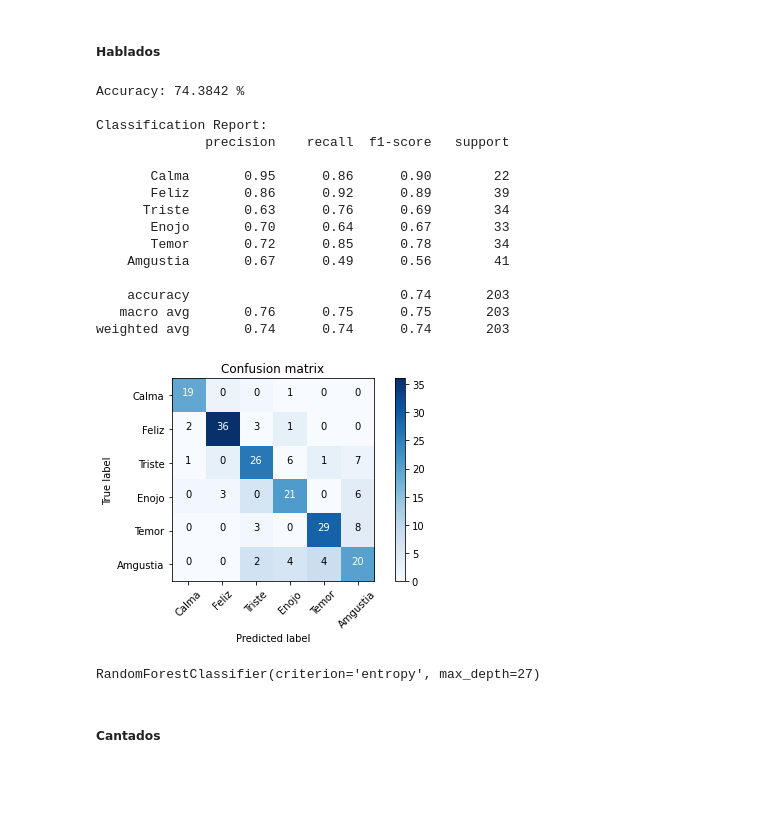
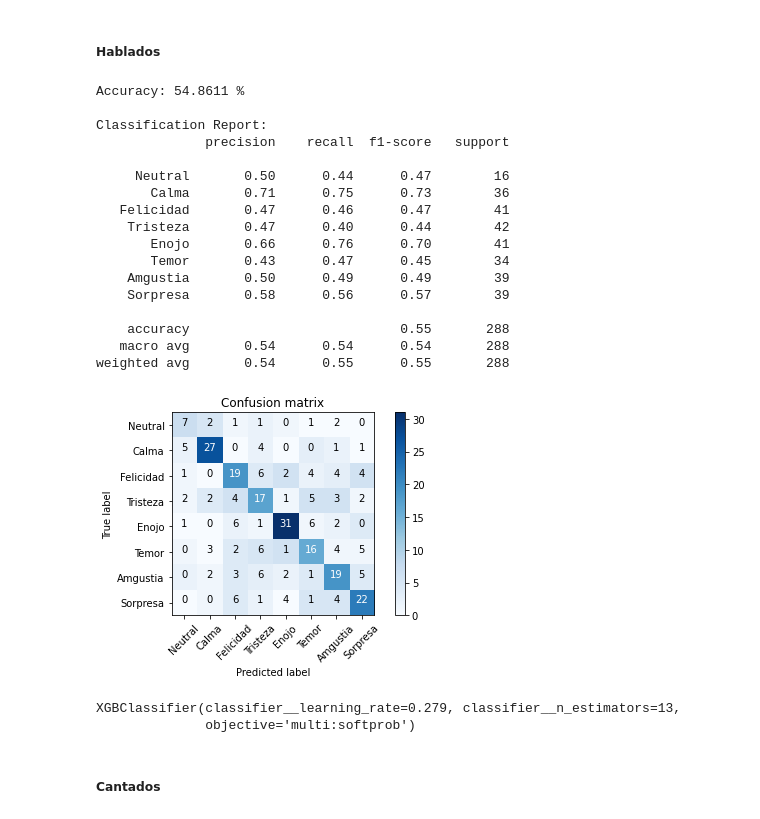
Before and after one commit to magistery-tps/aa-tp2, a Jupyter notebook: notebooks/resolucion-tp-2.ipynb, the cells around one changed output. Cells and saved outputs as stored; diff of their text form; code cells hidden in the pictures; blank space fills up the shorter version.

```diff
--- a/notebooks/resolucion-tp-2.ipynb
+++ b/notebooks/resolucion-tp-2.ipynb
@@ -128,8 +115,6 @@ Name: emotional_intensity, dtype: int64
 # %%
 def features_target(df):
-    df = df[example_columns]
-    df['vocal_channel']       = pd.get_dummies(df['vocal_channel'])
-    df['emotional_intensity'] = pd.get_dummies(df['emotional_intensity'])
-    return exclude_columns(df, [target_column]),  df[[target_column]]
+    filtered = df[example_columns]
+    return exclude_columns(filtered, [target_column]),  filtered[[target_column]]
 # %%
 features, target = features_target(dataset)
@@ -342,10 +313,10 @@ Decidimos probar las alternativas de split fiteando dos modelos iguales, pero co
 
 Decidimos probar las alternativas de split fiteando dos modelos iguales, pero con splits randoms vs manuales, a fines de poder hacer predicciones sobre un held-out con actores no vistos en entrenamiento y ahi poder tener una metrica de comparacion mas realista
 # %%
-X_dev  = exclude_columns(features[features.actor.isin([23,20])], special_columns)
-X_test = exclude_columns(features[~features.actor.isin([23,20])], special_columns)
-y_dev  = target[features.actor.isin([23,20])]
-y_test = target[~features.actor.isin([23,20])]
+X_dev_2  = exclude_columns(features[features.actor.isin([23,20])], special_columns)
+X_test_2 = exclude_columns(features[~features.actor.isin([23,20])], special_columns)
+y_dev_2  = target[features.actor.isin([23,20])]
+y_test_2 = target[~features.actor.isin([23,20])]
 # %% [markdown]
 Random train-val split:
 # %%
@@ -401,7 +372,16 @@ Comparar el desempeño de Random Forests, AdaBoost, Grading Boosting y XGboost p
 X_test_without_special_columns = exclude_columns(X_test, special_columns)
 X_Dev_without_special_columns  = exclude_columns(X_dev, special_columns)
 
-emotions = [ 'Neutral', 'Calma', 'Feliz', 'Triste', 'Enojo', 'Temor', 'Amgustia', 'Sorpresa']
+emotions = {
+    1: 'Neutral',
+    2: 'Calma',
+    3: 'Felicidad',
+    4: 'Tristeza',
+    5: 'Enojo',
+    6: 'Temor',
+    7: 'Amgustia',
+    8: 'Sorpresa'
+}
 
 models = []
 # %% [markdown]
@@ -683,11 +666,8 @@ woman_actors = [x for x in features['actor'].unique() if x % 2 != 0]
 # %%
 def filter_set(X, y, column, values): return X[X[column].isin(values)], y[X[column].isin(values)]
 
-speechs_features, speechs_y_true = filter_set(X_test_without_special_columns, y_test, 'vocal_channel', [0])
-songs_features,   songs_y_true   = filter_set(X_test_without_special_columns, y_test, 'vocal_channel', [1])
+speechs_features, speechs_y_true = filter_set(X_test, y_test, 'vocal_channel', [1])
+songs_features,   songs_y_true   = filter_set(X_test, y_test, 'vocal_channel', [2])
 
-man_features,     man_y_true     = filter_set(X_test, y_test, 'actor', man_actors)
-woman_features,   woman_y_true   = filter_set(X_test, y_test, 'actor', woman_actors)
-
-man_features   = exclude_columns(man_features,   special_columns)
-woman_features = exclude_columns(woman_features, special_columns)
+speechs_features = exclude_columns(speechs_features,   special_columns)
+songs_features   = exclude_columns(songs_features, special_columns)
@@ -696,27 +682,28 @@ woman_features = exclude_columns(woman_features, special_columns)
 # %% [markdown]
 ##### Hablados
 # %%
-indexes = speechs_y_true['emotion'].unique()
-
-show_summary(best_model, speechs_features, speechs_y_true, filter_by_index(emotions, indexes))
+show_summary(best_model, speechs_features, speechs_y_true, emotions)
 # %% [output]
-Accuracy: 74.3842 %
+Accuracy: 54.8611 %
 
 Classification Report:
               precision    recall  f1-score   support
 
-       Calma       0.95      0.86      0.90        22
-       Feliz       0.86      0.92      0.89        39
-      Triste       0.63      0.76      0.69        34
-       Enojo       0.70      0.64      0.67        33
-       Temor       0.72      0.85      0.78        34
-    Amgustia       0.67      0.49      0.56        41
+     Neutral       0.50      0.44      0.47        16
+       Calma       0.71      0.75      0.73        36
+   Felicidad       0.47      0.46      0.47        41
+    Tristeza       0.47      0.40      0.44        42
+       Enojo       0.66      0.76      0.70        41
+       Temor       0.43      0.47      0.45        34
+    Amgustia       0.50      0.49      0.49        39
+    Sorpresa       0.58      0.56      0.57        39
 
-    accuracy                           0.74       203
-   macro avg       0.76      0.75      0.75       203
-weighted avg       0.74      0.74      0.74       203
+    accuracy                           0.55       288
+   macro avg       0.54      0.54      0.54       288
+weighted avg       0.54      0.55      0.55       288
-[figure, old version]
+[figure, new version]
-RandomForestClassifier(criterion='entropy', max_depth=27)
+XGBClassifier(classifier__learning_rate=0.279, classifier__n_estimators=13,
+              objective='multi:softprob')
 # %% [markdown]
 ##### Cantados
 # %%
```
Also changed, not shown: parts of 48 cells of this notebook, 2 other files.
